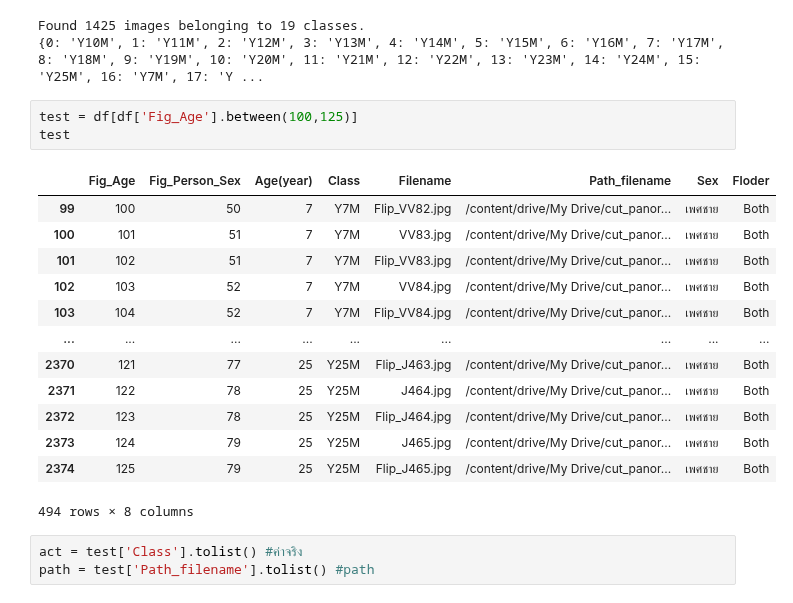
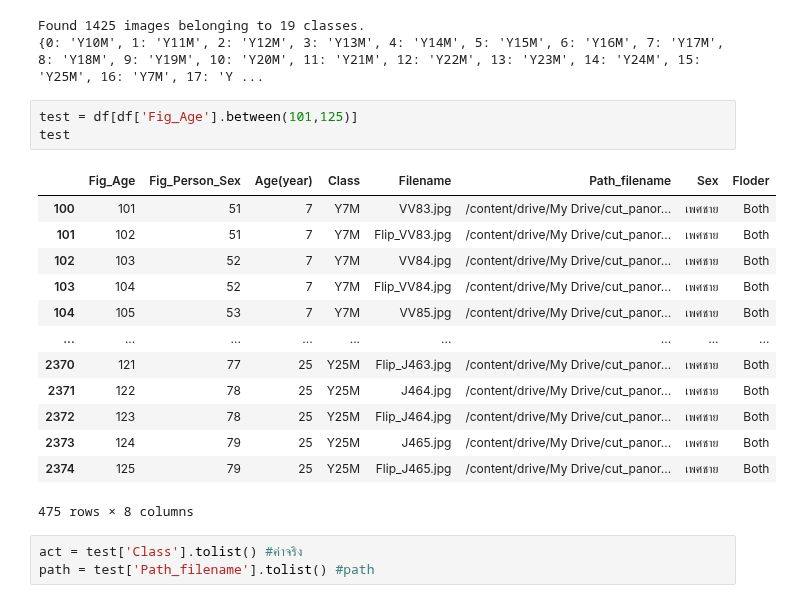
Before and after one commit to Wanita-8943/efficientnet_keras_transfer_learning, a Jupyter notebook: Predict_Male125_250.ipynb, the cells around one changed output. Cells and saved outputs as stored; diff of their text form.

```diff
--- a/Predict_Male125_250.ipynb
+++ b/Predict_Male125_250.ipynb
@@ -108,22 +108,22 @@ print(labels)
 Found 1425 images belonging to 19 classes.
 {0: 'Y10M', 1: 'Y11M', 2: 'Y12M', 3: 'Y13M', 4: 'Y14M', 5: 'Y15M', 6: 'Y16M', 7: 'Y17M', 8: 'Y18M', 9: 'Y19M', 10: 'Y20M', 11: 'Y21M', 12: 'Y22M', 13: 'Y23M', 14: 'Y24M', 15: 'Y25M', 16: 'Y7M', 17: 'Y ...
 # %%
-test = df[df['Fig_Age'].between(100,125)]
+test = df[df['Fig_Age'].between(101,125)]
 test
 # %% [output]
 |  | Fig_Age | Fig_Person_Sex | Age(year) | Class | Filename | Path_filename | Sex | Floder |
-| 99 | 100 | 50 | 7 | Y7M | Flip_VV82.jpg | /content/drive/My Drive/cut_panor... | เพศชาย | Both |
 | 100 | 101 | 51 | 7 | Y7M | VV83.jpg | /content/drive/My Drive/cut_panor... | เพศชาย | Both |
 | 101 | 102 | 51 | 7 | Y7M | Flip_VV83.jpg | /content/drive/My Drive/cut_panor... | เพศชาย | Both |
 | 102 | 103 | 52 | 7 | Y7M | VV84.jpg | /content/drive/My Drive/cut_panor... | เพศชาย | Both |
 | 103 | 104 | 52 | 7 | Y7M | Flip_VV84.jpg | /content/drive/My Drive/cut_panor... | เพศชาย | Both |
+| 104 | 105 | 53 | 7 | Y7M | VV85.jpg | /content/drive/My Drive/cut_panor... | เพศชาย | Both |
 | ... | ... | ... | ... | ... | ... | ... | ... | ... |
 | 2370 | 121 | 77 | 25 | Y25M | Flip_J463.jpg | /content/drive/My Drive/cut_panor... | เพศชาย | Both |
 | 2371 | 122 | 78 | 25 | Y25M | J464.jpg | /content/drive/My Drive/cut_panor... | เพศชาย | Both |
 | 2372 | 123 | 78 | 25 | Y25M | Flip_J464.jpg | /content/drive/My Drive/cut_panor... | เพศชาย | Both |
 | 2373 | 124 | 79 | 25 | Y25M | J465.jpg | /content/drive/My Drive/cut_panor... | เพศชาย | Both |
 | 2374 | 125 | 79 | 25 | Y25M | Flip_J465.jpg | /content/drive/My Drive/cut_panor... | เพศชาย | Both |
-494 rows × 8 columns
+475 rows × 8 columns
 # %%
 act = test['Class'].tolist() #ค่าจริง
 path = test['Path_filename'].tolist() #path
```
Also changed, not shown: parts of 8 cells of this notebook.
